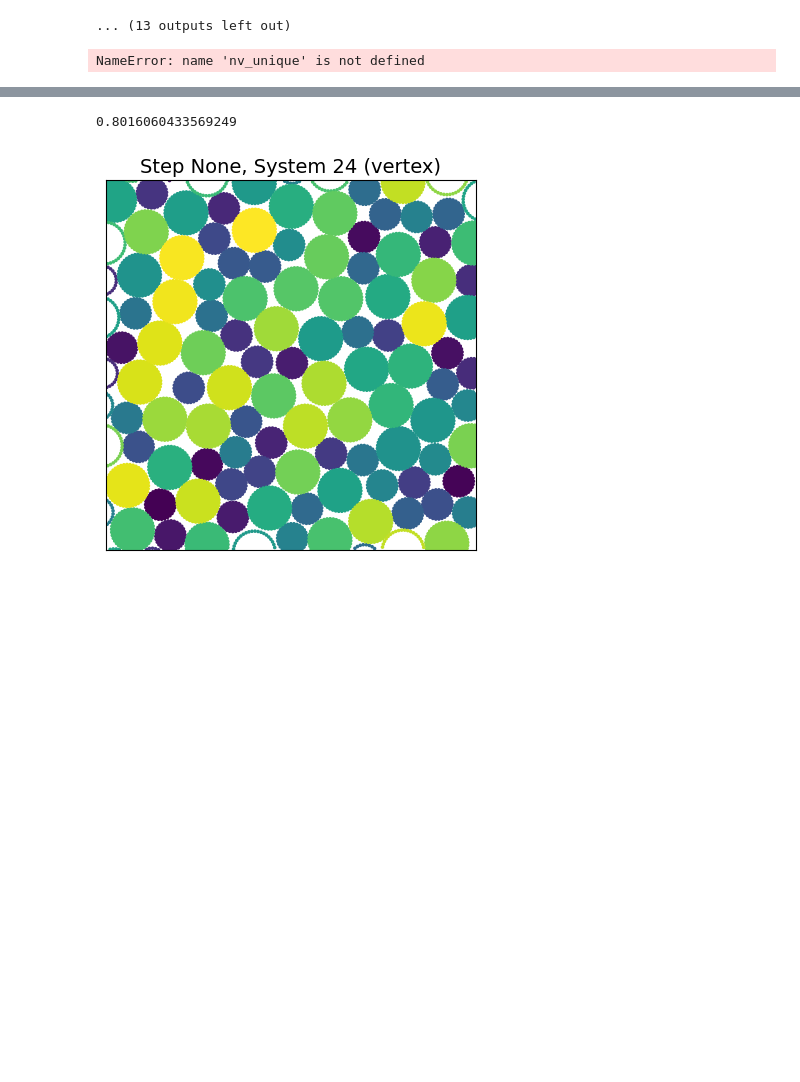
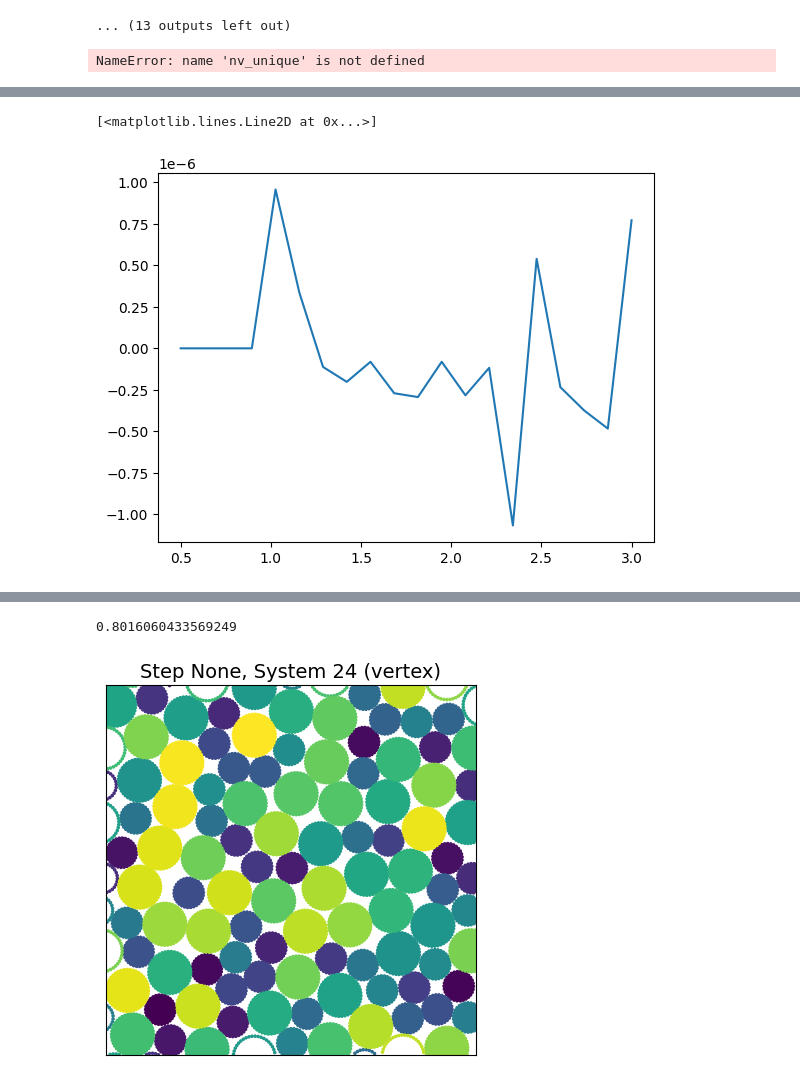
Before and after one commit to mmccraw98/notebooks-fall-25, a Jupyter notebook: 10/calculate-shear-modulus/analyze.ipynb, the cells around one changed output, grey strips where cells are left out. Saved outputs shown, nothing was run; the diff lists cells and outputs as text; code cells hidden in the pictures; blank space fills up the shorter version.

```diff
--- a/10/calculate-shear-modulus/analyze.ipynb
+++ b/10/calculate-shear-modulus/analyze.ipynb
@@ -283,0 +391,7 @@ res = run_binned(angle_kernel, data.trajectory, bins, kernel_kwargs={'system_id'
+# %%
+sid = 24
+plt.plot(r_bins, res.mean[0, 0, sid])
+# plt.plot(r_bins, res.mean[11, 0, sid])
+# %% [output]
+[<matplotlib.lines.Line2D at 0x...>]
+[figure, added]
```
Also changed, not shown: parts of 23 cells of this notebook, 4 other files.
